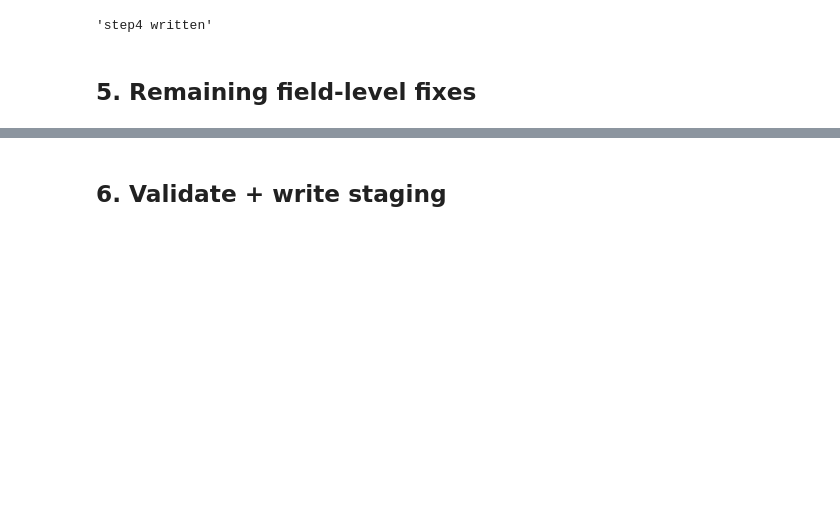
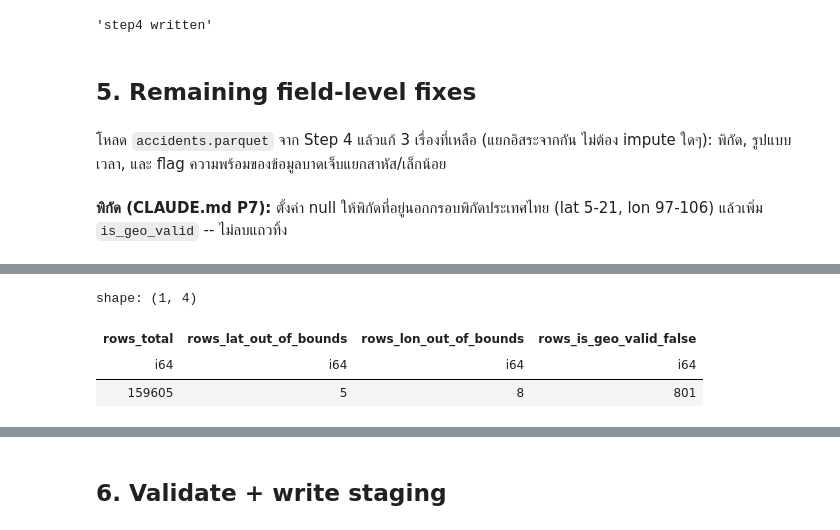
Before and after one commit to PhidPhew/car-insurance-accident-analysis, a Jupyter notebook: notebooks/02_data_cleaning.ipynb, the cells around one changed output, grey strips where cells are left out. Drawn from its saved outputs; the diff is of its cells as text; code cells hidden in the pictures; blank space fills up the shorter version.

```diff
--- a/notebooks/02_data_cleaning.ipynb
+++ b/notebooks/02_data_cleaning.ipynb
@@ -661,3 +667,41 @@ accidents_step4.write_parquet(settings.staging_dir / "accidents.parquet")
 'step4 written'
 # %% [markdown]
 ## 5. Remaining field-level fixes
+# %% [markdown]
+โหลด `accidents.parquet` จาก Step 4 แล้วแก้ 3 เรื่องที่เหลือ (แยกอิสระจากกัน ไม่ต้อง impute
+ใดๆ): พิกัด, รูปแบบเวลา, และ flag ความพร้อมของข้อมูลบาดเจ็บแยกสาหัส/เล็กน้อย
+# %%
+accidents_step4_loaded = pl.read_parquet(settings.staging_dir / "accidents.parquet")
+# %% [markdown]
+**พิกัด (CLAUDE.md P7):** ตั้งค่า null ให้พิกัดที่อยู่นอกกรอบพิกัดประเทศไทย (lat 5-21, lon 97-106)
+แล้วเพิ่ม `is_geo_valid` -- ไม่ลบแถวทิ้ง
+# %%
+accidents_geo, coord_log = clean_coordinates(accidents_step4_loaded)
+
+cleaning_log.append(
+    CleaningLogEntry(
+        "5_coordinates",
+        "clean_coordinates",
+        coord_log.rows_total,
+        coord_log.rows_is_geo_valid_false,
+        f"lat out-of-bounds nulled={coord_log.rows_lat_out_of_bounds}, "
+        f"lon out-of-bounds nulled={coord_log.rows_lon_out_of_bounds}, "
+        f"is_geo_valid=false for {coord_log.rows_is_geo_valid_false} rows "
+        "(post-dedup counts -- CLAUDE.md's 5/10 figures are pre-dedup, "
+        "on the full 161,307-row file; a handful of the affected rows were "
+        "themselves collapsed away by Step 4's dedup, which is why these "
+        "counts are smaller)",
+    )
+)
+
+pl.DataFrame(
+    [
+        {
+            "rows_total": coord_log.rows_total,
+            "rows_lat_out_of_bounds": coord_log.rows_lat_out_of_bounds,
+            "rows_lon_out_of_bounds": coord_log.rows_lon_out_of_bounds,
+            "rows_is_geo_valid_false": coord_log.rows_is_geo_valid_false,
+        }
+    ]
+)
+# %% [output]
@@ -663,0 +709,4 @@ accidents_step4.write_parquet(settings.staging_dir / "accidents.parquet")
+shape: (1, 4)
+| rows_total | rows_lat_out_of_bounds | rows_lon_out_of_bounds | rows_is_geo_valid_false |
+| i64 | i64 | i64 | i64 |
+| 159605 | 5 | 8 | 801 |
```
Also changed, not shown: parts of 13 cells of this notebook, 2 other files.
